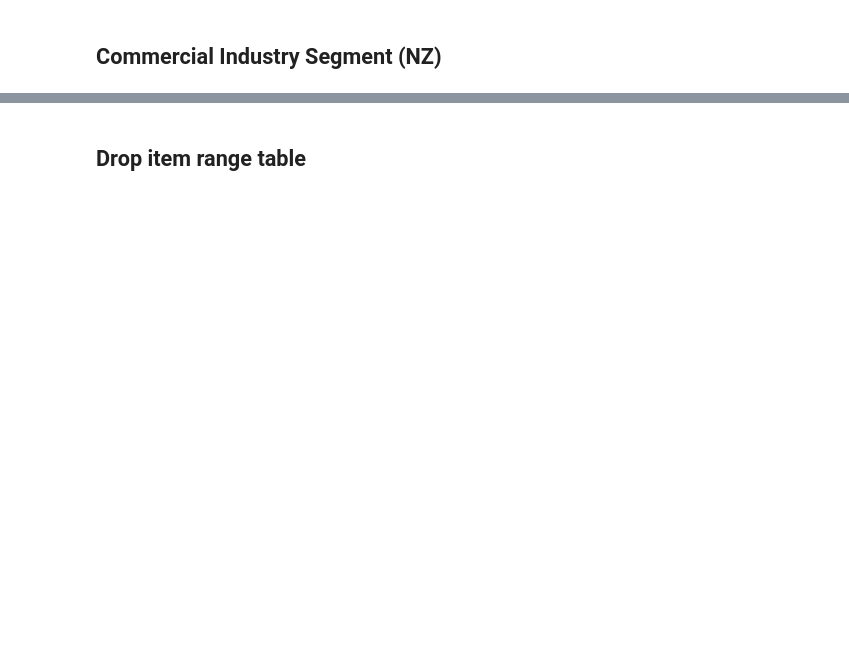
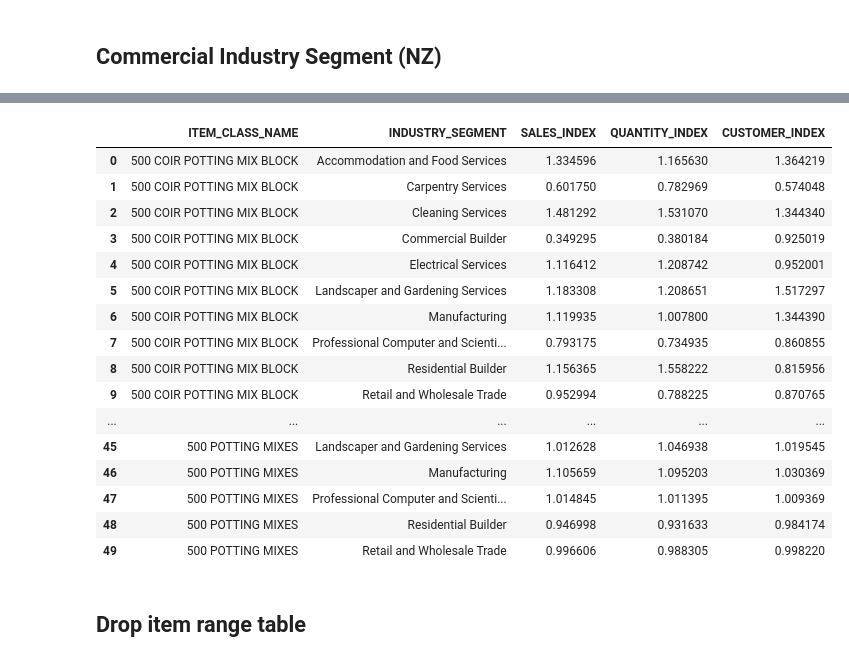
Before and after one commit to Meiji-Tran/Merch-Insights, a Jupyter notebook: NZ RR/400 GROWING MEDIA/General insights/profiling.ipynb, the cells around one changed output, grey strips where cells are left out. Saved outputs shown, nothing was run; the diff lists cells and outputs as text; code cells hidden in the pictures; blank space fills up the shorter version.

```diff
--- a/NZ RR/400 GROWING MEDIA/General insights/profiling.ipynb
+++ b/NZ RR/400 GROWING MEDIA/General insights/profiling.ipynb
@@ -107,3 +153,24 @@ GM_is.sort_values(by='SALES_INDEX', ascending=False)
+# %%
+segment_index_summary = GM_is[['ITEM_CLASS_NAME', 'INDUSTRY_SEGMENT', 'SALES_INDEX', 'QUANTITY_INDEX', 'CUSTOMER_INDEX']]
+segment_index_summary
+# %% [output]
+|  | ITEM_CLASS_NAME | INDUSTRY_SEGMENT | SALES_INDEX | QUANTITY_INDEX | CUSTOMER_INDEX |
+| 0 | 500 COIR POTTING MIX BLOCK | Accommodation and Food Services | 1.334596 | 1.165630 | 1.364219 |
+| 1 | 500 COIR POTTING MIX BLOCK | Carpentry Services | 0.601750 | 0.782969 | 0.574048 |
+| 2 | 500 COIR POTTING MIX BLOCK | Cleaning Services | 1.481292 | 1.531070 | 1.344340 |
+| 3 | 500 COIR POTTING MIX BLOCK | Commercial Builder | 0.349295 | 0.380184 | 0.925019 |
+| 4 | 500 COIR POTTING MIX BLOCK | Electrical Services | 1.116412 | 1.208742 | 0.952001 |
+| 5 | 500 COIR POTTING MIX BLOCK | Landscaper and Gardening Services | 1.183308 | 1.208651 | 1.517297 |
+| 6 | 500 COIR POTTING MIX BLOCK | Manufacturing | 1.119935 | 1.007800 | 1.344390 |
+| 7 | 500 COIR POTTING MIX BLOCK | Professional Computer and Scienti... | 0.793175 | 0.734935 | 0.860855 |
+| 8 | 500 COIR POTTING MIX BLOCK | Residential Builder | 1.156365 | 1.558222 | 0.815956 |
+| 9 | 500 COIR POTTING MIX BLOCK | Retail and Wholesale Trade | 0.952994 | 0.788225 | 0.870765 |
+| ... | ... | ... | ... | ... | ... |
+| 45 | 500 POTTING MIXES | Landscaper and Gardening Services | 1.012628 | 1.046938 | 1.019545 |
+| 46 | 500 POTTING MIXES | Manufacturing | 1.105659 | 1.095203 | 1.030369 |
+| 47 | 500 POTTING MIXES | Professional Computer and Scienti... | 1.014845 | 1.011395 | 1.009369 |
+| 48 | 500 POTTING MIXES | Residential Builder | 0.946998 | 0.931633 | 0.984174 |
+| 49 | 500 POTTING MIXES | Retail and Wholesale Trade | 0.996606 | 0.988305 | 0.998220 |
 # %% [markdown]
 ## Drop item range table
 # %%
```
Also changed, not shown: parts of 6 cells of this notebook, 5 other files.
